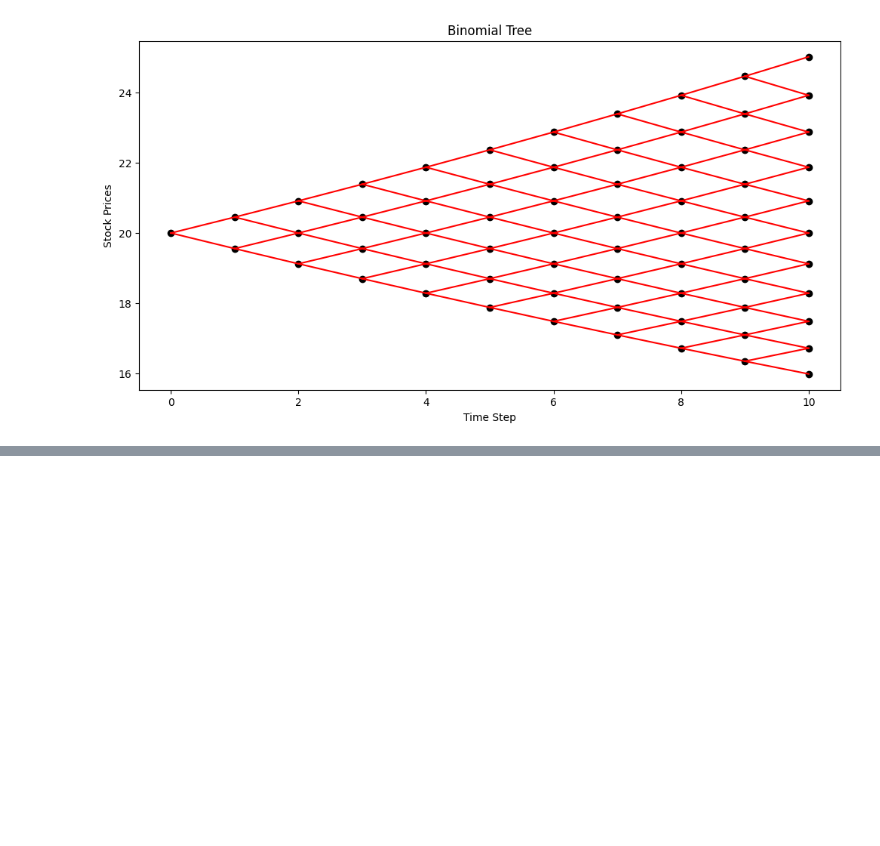
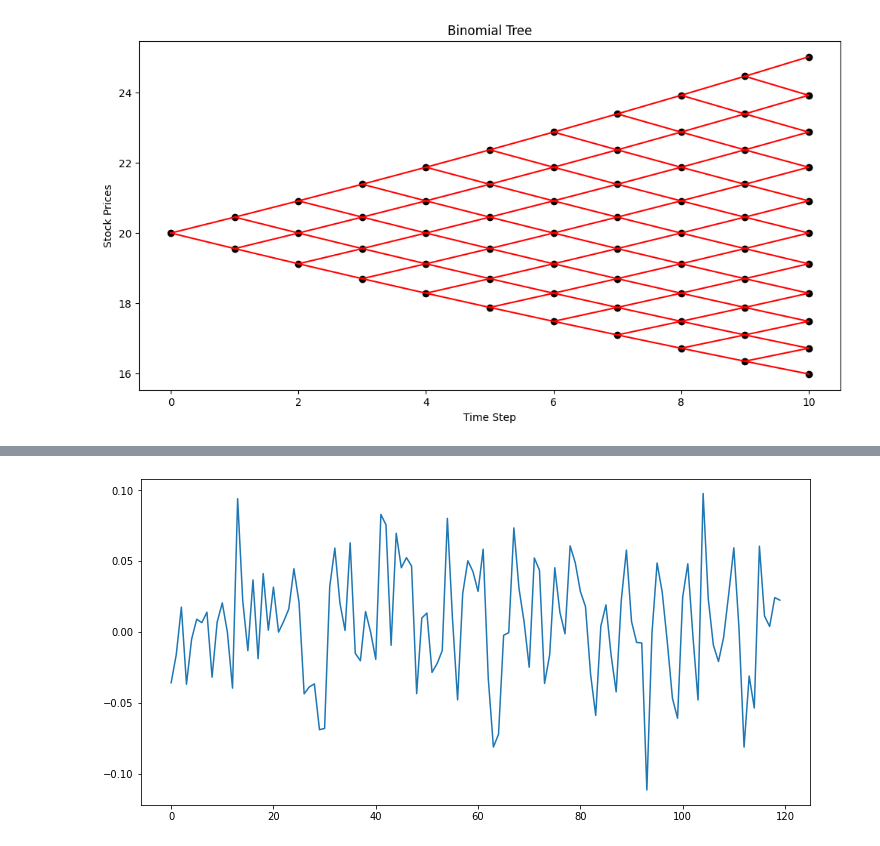
Before and after one commit to maxthebigcoda/Commodity-Modelling-Monte-Carlo-, a Jupyter notebook: Monte_Carlo.ipynb, the cells around one changed output, grey strips where cells are left out. Cells and saved outputs as stored; diff of their text form; code cells hidden in the pictures; blank space fills up the shorter version.

```diff
--- a/Monte_Carlo.ipynb
+++ b/Monte_Carlo.ipynb
@@ -454,0 +460,22 @@ plt.show()
+# %%
+def gbm(n_years = 10, mu = 0.07, sigma = 0.15, steps_per_year = 12):
+    """"
+    n_years: the number of years that the data will be created for
+    mu: expected return of 7%
+    sigma: volatility of 15%
+    steps_per_year: the time step im using is months
+    """
+    dt = 1/steps_per_year
+    n_steps = n_years*steps_per_year
+    norm_standard_dist = np.random.normal(size = n_steps) #size gives amount of values you get in the array
+    returns = ((1+mu)**dt)-1 + sigma*np.sqrt(dt)*norm_standard_dist
+
+    return pd.DataFrame(returns)
+# %%
+returns = gbm() # array of the percentage return each month
+# %%
+plt.figure(figsize = (12,6))
+plt.plot(returns)
+plt.show()
+# %% [output]
+[figure, added]
```
Also changed, not shown: parts of 14 cells of this notebook.
